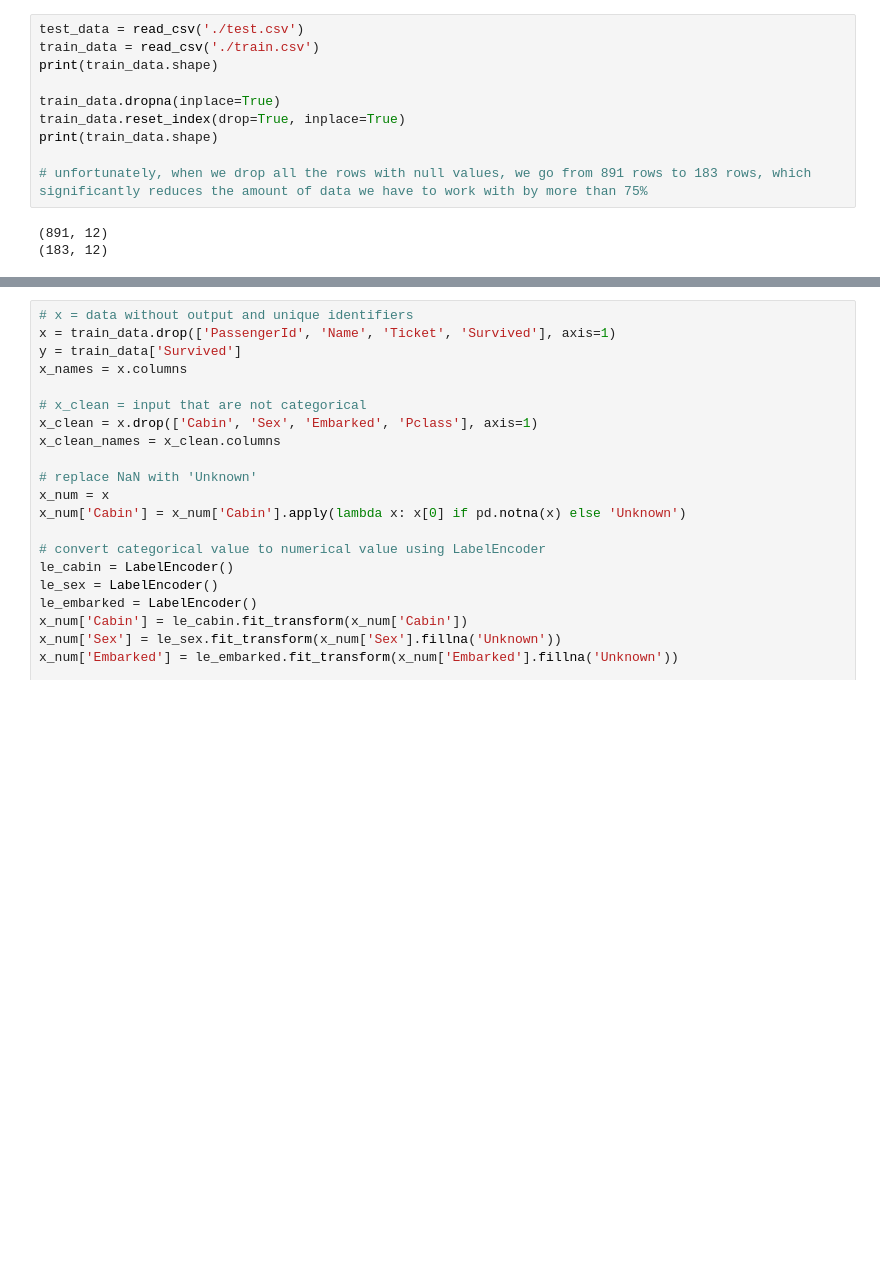
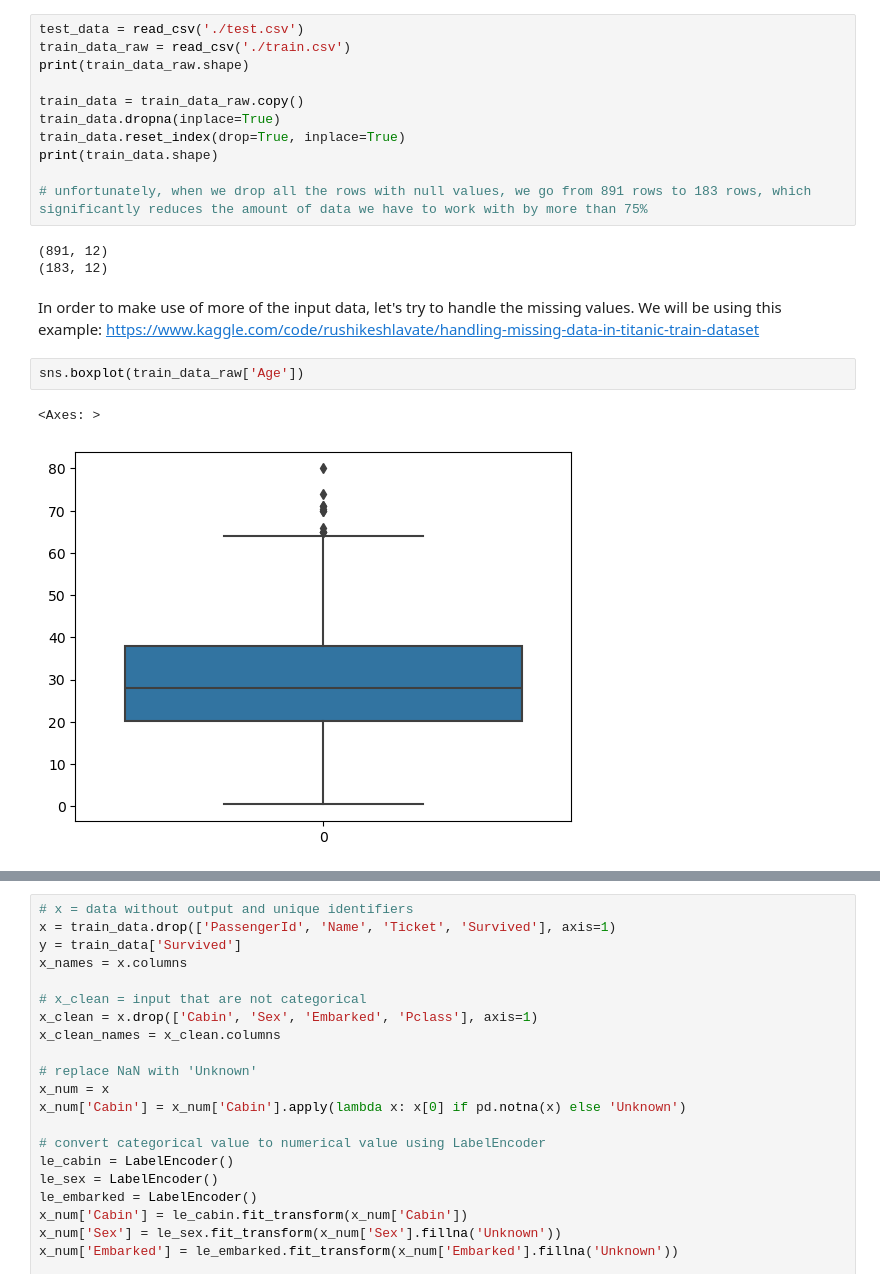
Before and after one commit to aelichung/ml-titanic, a Jupyter notebook: CIS053 Final - ML titanic.ipynb, the cells around one changed output, grey strips where cells are left out. Saved outputs shown, nothing was run; the diff lists cells and outputs as text; blank space fills up the shorter version.

Commit message:
add handling for missing age values

```diff
--- a/CIS053 Final - ML titanic.ipynb
+++ b/CIS053 Final - ML titanic.ipynb
@@ -82,8 +84,9 @@ from sklearn.metrics import auc
 # %%
 test_data = read_csv('./test.csv')
-train_data = read_csv('./train.csv')
-print(train_data.shape)
+train_data_raw = read_csv('./train.csv')
+print(train_data_raw.shape)
 
+train_data = train_data_raw.copy()
 train_data.dropna(inplace=True)
 train_data.reset_index(drop=True, inplace=True)
 print(train_data.shape)
@@ -92,3 +95,10 @@ print(train_data.shape)
 # %% [output]
 (891, 12)
 (183, 12)
+# %% [markdown]
+In order to make use of more of the input data, let's try to handle the missing values. We will be using this example: https://www.kaggle.com/code/rushikeshlavate/handling-missing-data-in-titanic-train-dataset
+# %%
+sns.boxplot(train_data_raw['Age'])
+# %% [output]
+<Axes: >
+[figure, added]
```
Also changed, not shown: parts of 10 cells of this notebook.
